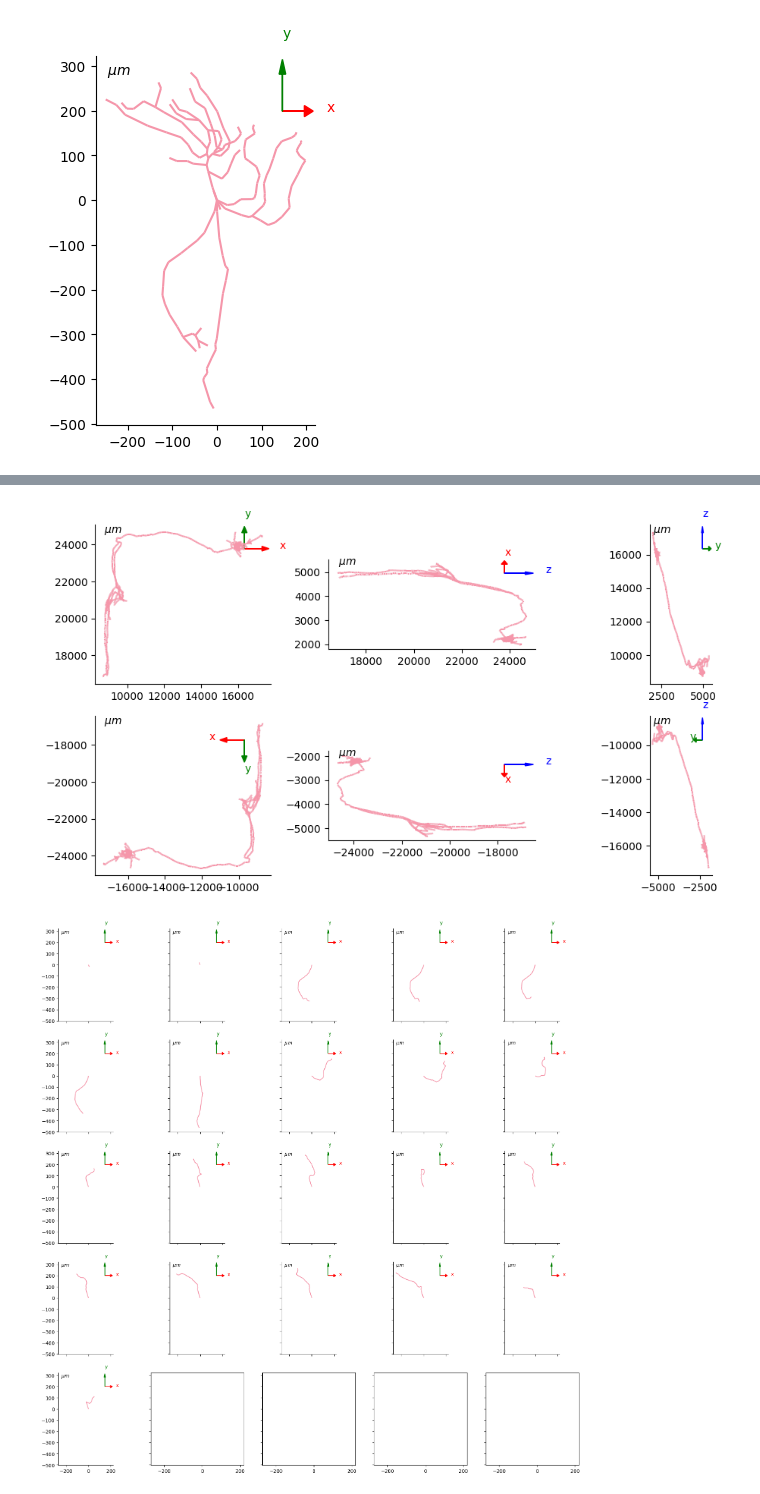
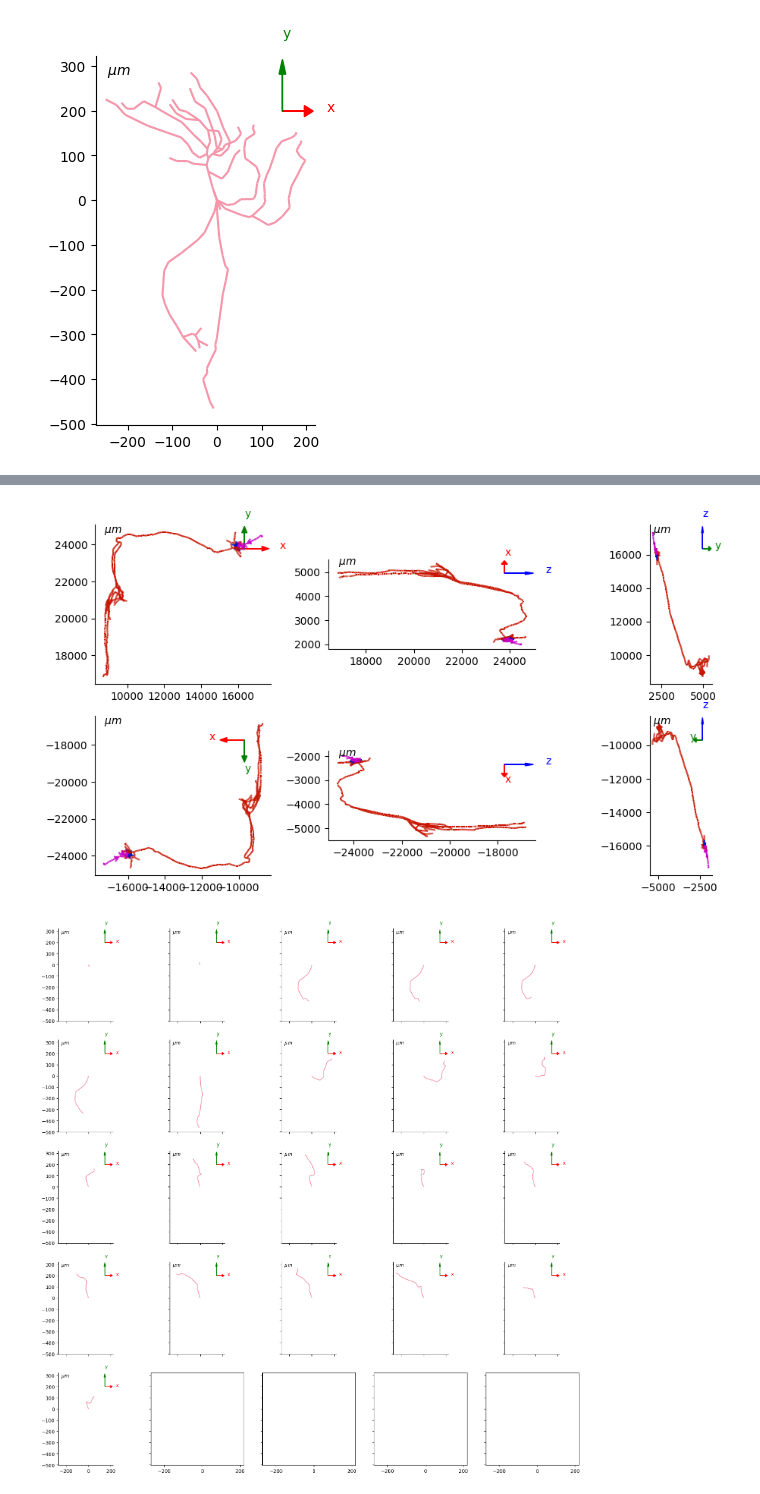
Before and after one commit to yzx9/swcgeom, a Jupyter notebook: examples/Tree.ipynb, the cells around one changed output, grey strips where cells are left out. Cells and saved outputs as stored; diff of their text form; code cells hidden in the pictures.

```diff
--- a/examples/Tree.ipynb
+++ b/examples/Tree.ipynb
@@ -64,11 +64,11 @@ _ = draw(swcgeom.Tree.from_swc(swc2), ax=ax, color="green", first=False)
 # %%
 fig, axes = plt.subplots(2, 3)
 fig.set_size_inches(12, 6)
 ax = axes.flatten()
 for i, project in enumerate(["xy", "yz", "zx", "yx", "zy", "xz"]):
-    _ = draw(tree3, camera=project, ax=ax[i])
+    _ = draw(tree3, color="vaa3d", camera=project, ax=ax[i])
 # %% [output]
-[figure, old version]
+[figure, new version]
 # %%
 paths = tree1.get_paths()
 fig, axes = plt.subplots(math.ceil(len(paths) / 5), 5, sharex=True, sharey=True)
```
Also changed, not shown: parts of 2 cells of this notebook, 2 other files.
